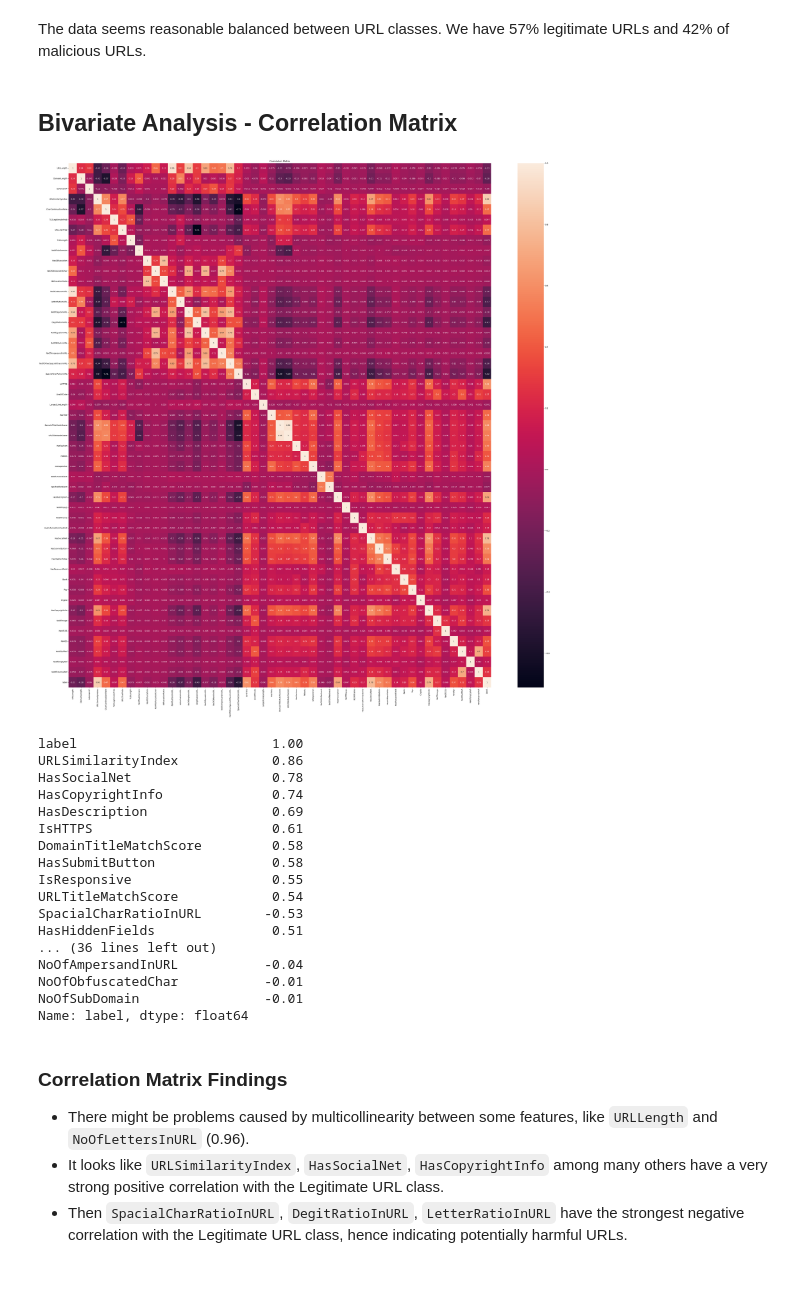
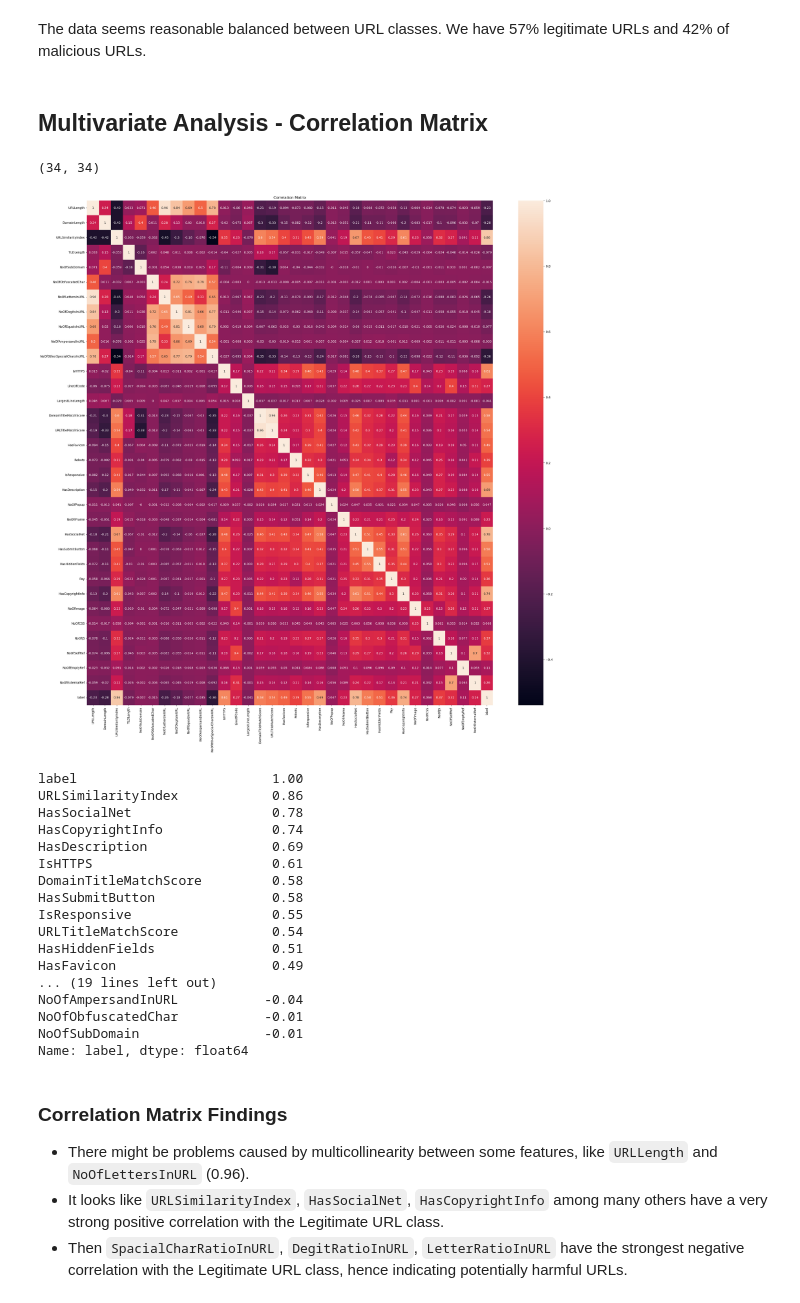
Before and after one commit to outdegree/BH-PCMLAI-Capstone-Project, a Jupyter notebook: capstone.ipynb, the cells around one changed output. Cells and saved outputs as stored; diff of their text form; code cells hidden in the pictures.

Commit message:
Added feature selection using VarianceThreshold. Additional TLC.

```diff
--- a/capstone.ipynb
+++ b/capstone.ipynb
@@ -363,0 +383,23 @@ plt.show()
+# %%
+# Remove all boolean features that are either 0 or 1 at more than 80% of the samples.
+# From: https://scikit-learn.org/stable/modules/feature_selection.html#variance-threshold
+vt_prob = 0.8
+vt_threshold = vt_prob * (1 - vt_prob)
+print('Variance threshold:', vt_threshold)
+
+ct = ColumnTransformer(
+    transformers = [
+        ('vt', VarianceThreshold(vt_threshold), make_column_selector(dtype_include = np.number)),
+        ('cat', 'passthrough', make_column_selector(dtype_include = object)),
+    ],
+    verbose_feature_names_out = False, # Do not prefix column names.
+    n_jobs = -1,
+)
+
+transformed_data = ct.fit_transform(df)
+
+print('Number of features before:', ct.n_features_in_)
+print('Number of features after:', len(ct.get_feature_names_out()))
+print('Features preserved:', ct.get_feature_names_out())
+
+transformed_df = pd.DataFrame(transformed_data, columns = ct.get_feature_names_out())
@@ -363,0 +419,8 @@ plt.show()
+# %%
+# "transformed_df" columns are all "typeof(object") now after
+# ColumnTransformer process. Even DataFrame.infer_objects() does not help.
+#
+# Hence, force correct types in "transformed_df" for each column using original types.
+for col in ct.get_feature_names_out():
+    orig_type = df.dtypes[col]
+    transformed_df[col] = transformed_df[col].astype(orig_type)
@@ -364,3 +449,6 @@ plt.show()
+# %%
+# Replace original data set.
+df = transformed_df
 # %%
 # Takes too much time... TBD
 # df.plot(kind = 'kde', figsize = (15, 15), subplots = False)
@@ -386,16 +474,19 @@ Text(0, 0.5, 'Number of Entries')
 # %% [markdown]
 The data seems reasonable balanced between URL classes. We have 57% legitimate URLs and 42% of malicious URLs.
 # %% [markdown]
-## Bivariate Analysis - Correlation Matrix
+## Multivariate Analysis - Correlation Matrix
 # %%
 cm = df.corr(numeric_only = 'True').round(3)
+cm.shape
+# %% [output]
+(34, 34)
 # %%
-plt.figure(figsize = (50, 50))
+plt.figure(figsize = (30, 30))
 ax = sns.heatmap(data = cm, annot = True,  xticklabels = True, yticklabels = True)
 ax.set_title('Correlation Matrix')
 ax.figure.savefig('images/CorrelationMatrix.png')
 # %% [output]
-[figure, old version]
+[figure, new version]
 # %%
 # Get all variables correlations against the target classification label and sort by their absolute value.
 cm['label'].sort_values(key = np.abs, ascending = False)
@@ -410,9 +501,9 @@ DomainTitleMatchScore         0.58
 HasSubmitButton               0.58
 IsResponsive                  0.55
 URLTitleMatchScore            0.54
-SpacialCharRatioInURL        -0.53
 HasHiddenFields               0.51
-... (36 lines left out)
+HasFavicon                    0.49
+... (19 lines left out)
 NoOfAmpersandInURL           -0.04
 NoOfObfuscatedChar           -0.01
 NoOfSubDomain                -0.01
```
Also changed, not shown: parts of 45 cells of this notebook, 2 other files.
